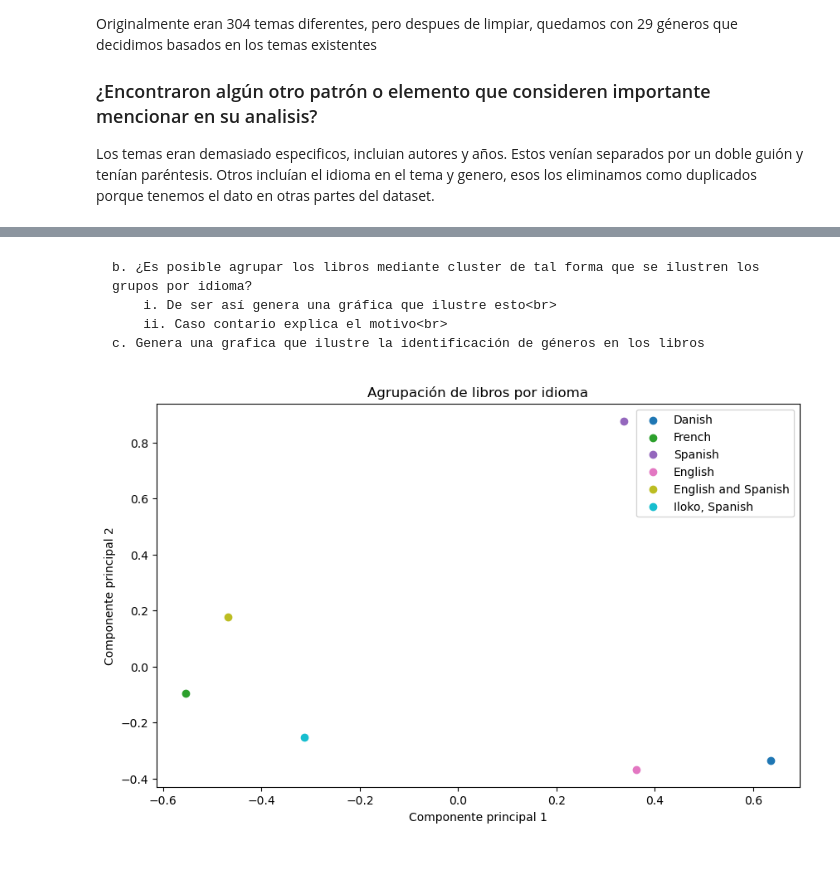
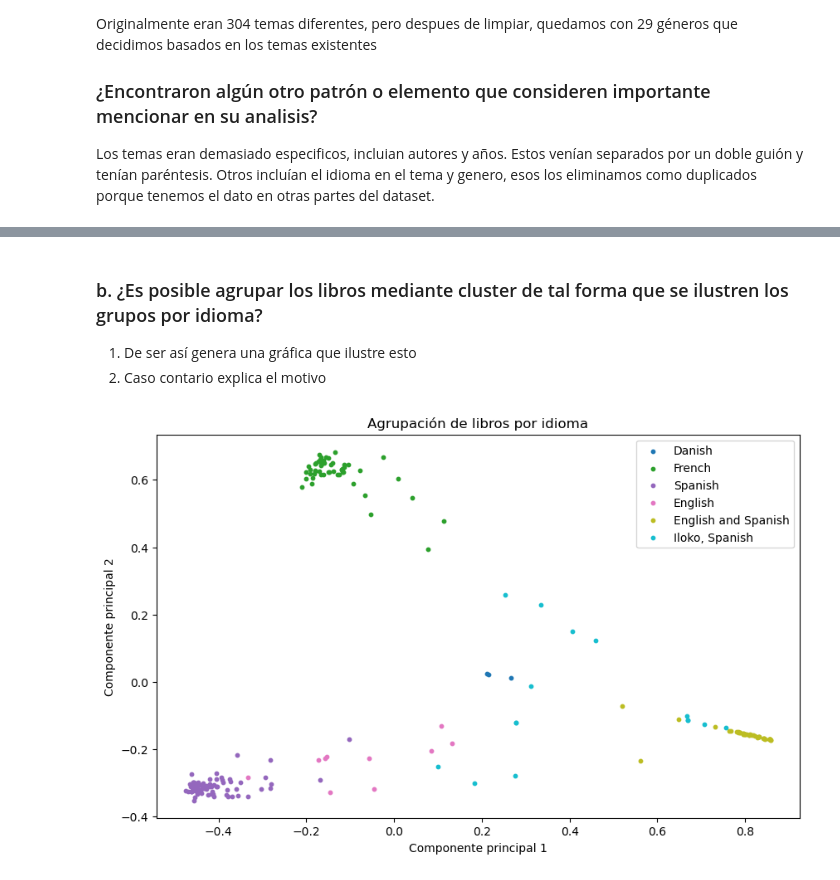
Before and after one commit to GGA-SchoolWork/AprendizajeAutomatico_Gutenberg, a Jupyter notebook: gutenberg.ipynb, the cells around one changed output, grey strips where cells are left out. Cells and saved outputs as stored; diff of their text form; code cells hidden in the pictures.

```diff
--- a/gutenberg.ipynb
+++ b/gutenberg.ipynb
@@ -67,9 +67,17 @@ def create_csv(csv_name: str):
         # Hacemos un request a gutendex, una API para el Proyecto Gutenberg para sacar los subjects
         r = requests.get(f'https://gutendex.com/books/{id}')
         subjects = r.json().get('subjects')
-        # print(subjects)
 
-        row.append(subjects)
+        if subjects:
+            subjects = [s.lower() for s in subjects]
+            subject_set = set()
+            for s in subjects:
+                subject_set = subject_set.union(set(re.split(r',\s*|\s+--\s+', s)))
+
+            subject_list = list(subject_set)
+            row.append(subject_list)
+        else:
+            row.append(None)
 
         if None not in row:
             df.loc[len(df)] = row
@@ -78,13 +86,14 @@ def create_csv(csv_name: str):
     df.to_csv(csv_name, index=False)
     return df
 # %%
+from ast import literal_eval
 import os.path
 
 fname = 'gutenberg.csv'
 
 # importar de csv si ya existe
 if os.path.isfile(fname):
-    df = pd.read_csv(fname)
+    df = pd.read_csv(fname, converters={'Subjects': literal_eval})
 else:
     df = create_csv(fname)
 
@@ -306,6 +255,4 @@ dtype: int64
 # %% [markdown]
-    b. ¿Es posible agrupar los libros mediante cluster de tal forma que se ilustren los
-    grupos por idioma?
-        i. De ser así genera una gráfica que ilustre esto<br>
-        ii. Caso contario explica el motivo<br>
-    c. Genera una grafica que ilustre la identificación de géneros en los libros
+### b. ¿Es posible agrupar los libros mediante cluster de tal forma que se ilustren los grupos por idioma?
+1. De ser así genera una gráfica que ilustre esto
+2. Caso contario explica el motivo
@@ -312,55 +270,69 @@ dtype: int64
 # %%
+import pandas as pd
+import numpy as np
+import matplotlib.pyplot as plt
 from sklearn.feature_extraction.text import TfidfVectorizer
 from sklearn.cluster import KMeans
 from sklearn.decomposition import PCA
+from ast import literal_eval
 
 # Cargar el dataframe desde el archivo CSV
-df = pd.read_csv('gutenberg.csv')
+df = pd.read_csv('gutenberg.csv', converters={'Subjects': literal_eval})
 
 # Obtener los textos de los libros por idioma
 languages = df['Language'].unique()
 texts = []
 
-for lang in languages:
-    lang_df = df[df['Language'] == lang]
-    filenames = lang_df['Filename'].values
 
-    lang_text = ''
-    for filename in filenames:
-        with open(filename, 'r', encoding='utf-8', errors='ignore') as f:
-            text = f.read()
-            lang_text += ' ' + text
+filenames = df['Filename'].values
 
-    texts.append(lang_text)
+for filename in filenames:
+    with open(filename, 'r', encoding='utf-8', errors='ignore') as f:
+        text = f.read()
+        cleaned_text = clean_text(text)
+        texts.append(cleaned_text)
+
 
 # Vectorización de los textos
 vectorizer = TfidfVectorizer()
 X = vectorizer.fit_transform(texts)
 
 # Aplicar k-means
 k = len(languages)  # Número de clusters igual al número de idiomas
 kmeans = KMeans(n_clusters=k, random_state=42)
 kmeans.fit(X)
 
 # Reducción de dimensionalidad con PCA
 pca = PCA(n_components=2)
 X_pca = pca.fit_transform(X.toarray())
 
 # Obtener las etiquetas de cluster asignadas por k-means
 labels = kmeans.labels_
+indexes = np.unique(labels, return_index=True)[1]
+labels_uniques = [labels[index] for index in sorted(indexes)]
+
+lang_to_label = {k: v for k, v in zip(languages, labels_uniques)}
 
 # Generar la gráfica
 plt.figure(figsize=(10, 6))
 colors = plt.cm.get_cmap('tab10', k)  # Colores para los idiomas
 
+def find_indices(list_to_check, item_to_find):
+    indices = []
+    for idx, value in enumerate(list_to_check):
+        if value == item_to_find:
+            indices.append(idx)
+    return indices
+
+
 for i, lang in enumerate(languages):
-    lang_indices = [j for j, label in enumerate(labels) if label == i]
-    plt.scatter(X_pca[lang_indices, 0], X_pca[lang_indices, 1], color=colors(i), label=lang)
+    lang_indices = find_indices(labels, lang_to_label[lang])
+    plt.scatter(X_pca[lang_indices, 0], X_pca[lang_indices, 1], color=colors(i), label=lang, s=10)
 
 plt.xlabel('Componente principal 1')
 plt.ylabel('Componente principal 2')
 plt.title('Agrupación de libros por idioma')
 plt.legend()
 plt.show()
 # %% [output]
-[figure, old version]
+[figure, new version]
```
Also changed, not shown: parts of 11 cells of this notebook, 2 other files.
